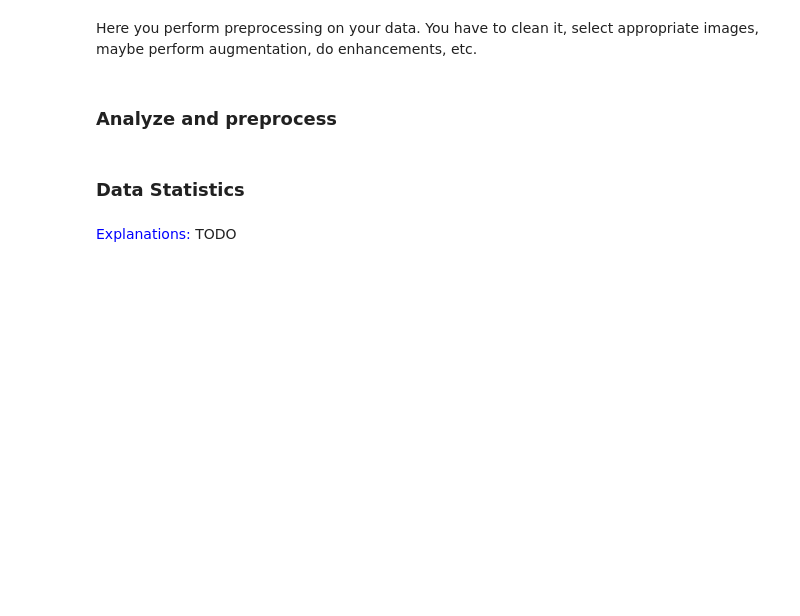
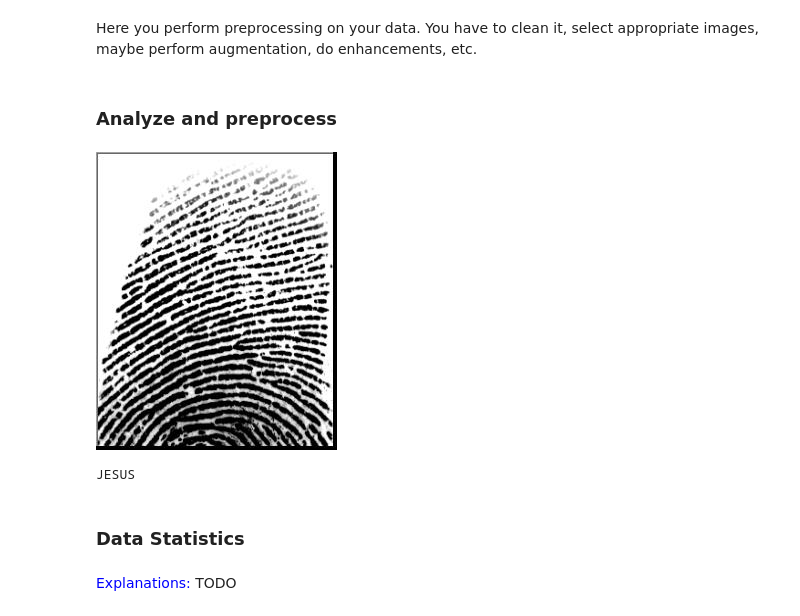
Before and after one commit to CreaTorAlexander/Project-Multimedia-Retrieval, a Jupyter notebook: fingerprint_project.ipynb, the cells around one changed output. Cells and saved outputs as stored; diff of their text form; code cells hidden in the pictures; blank space fills up the shorter version.

```diff
--- a/fingerprint_project.ipynb
+++ b/fingerprint_project.ipynb
@@ -147,6 +158,19 @@ Here you perform preprocessing on your data. You have to clean it, select approp
 ### Analyze and preprocess
 # %%
 # TODO: ...perform preprocessing, just as cleaning, image augmentation, grayscale adaption, etc...
+# for i in range(0, len(x_train)):
+fp1 = Image.open(x_train[0])
+display(fp1)
+img = cv2.imread(fp1.filename, 0)						# read input image
+out = fingerprint_enhancer.enhance_Fingerprint(img)		# enhance the fingerprint image
+cv2.imshow('enhanced_image', out);						# display the result
+# cv2.waitKey(0)
+
+
+# program convolution from slides
+# %% [output]
+[figure, added]
+JESUS
 # %% [markdown]
 ### Data Statistics
 # %%
```
Also changed, not shown: parts of 4 cells of this notebook.
